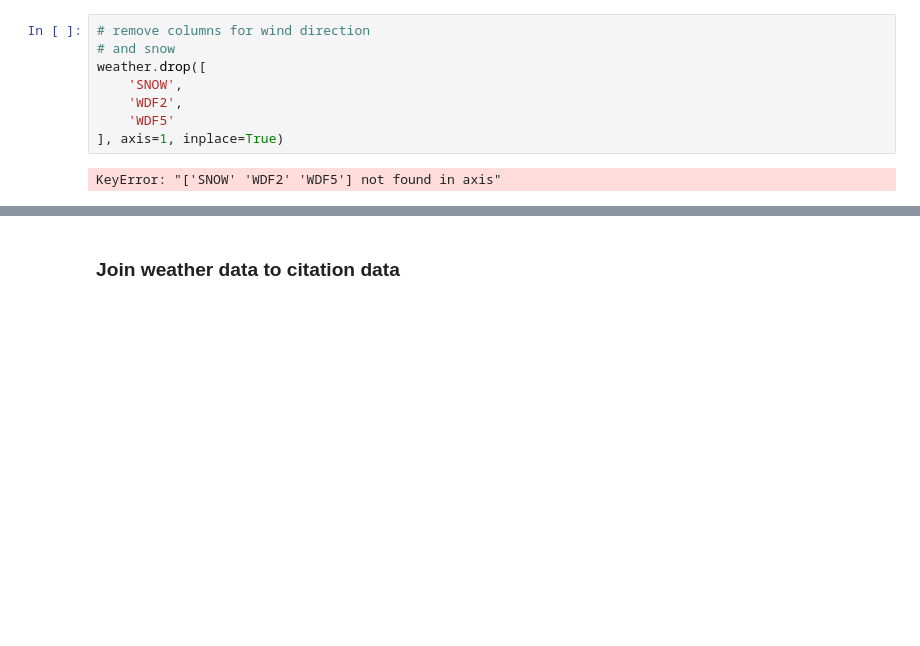
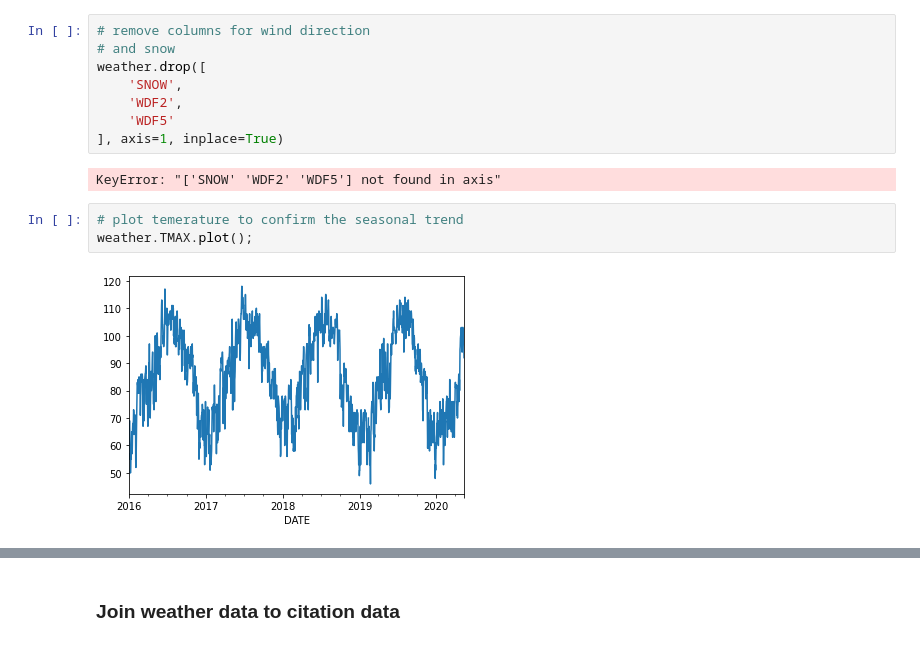
Before and after one commit to mrkjhsn/City-of-Scottsdale-Citations, a Jupyter notebook: weather_impact_on_citations.ipynb, the cells around one changed output, grey strips where cells are left out. Cells and saved outputs as stored; diff of their text form; blank space fills up the shorter version.

```diff
--- a/weather_impact_on_citations.ipynb
+++ b/weather_impact_on_citations.ipynb
@@ -81,3 +83,8 @@ weather.drop([
 ], axis=1, inplace=True)
 # %% [output]
 KeyError: "['SNOW' 'WDF2' 'WDF5'] not found in axis"
+# %%
+# plot temerature to confirm the seasonal trend
+weather.TMAX.plot();
+# %% [output]
+[figure, added]
```
Also changed, not shown: parts of 6 cells of this notebook.
